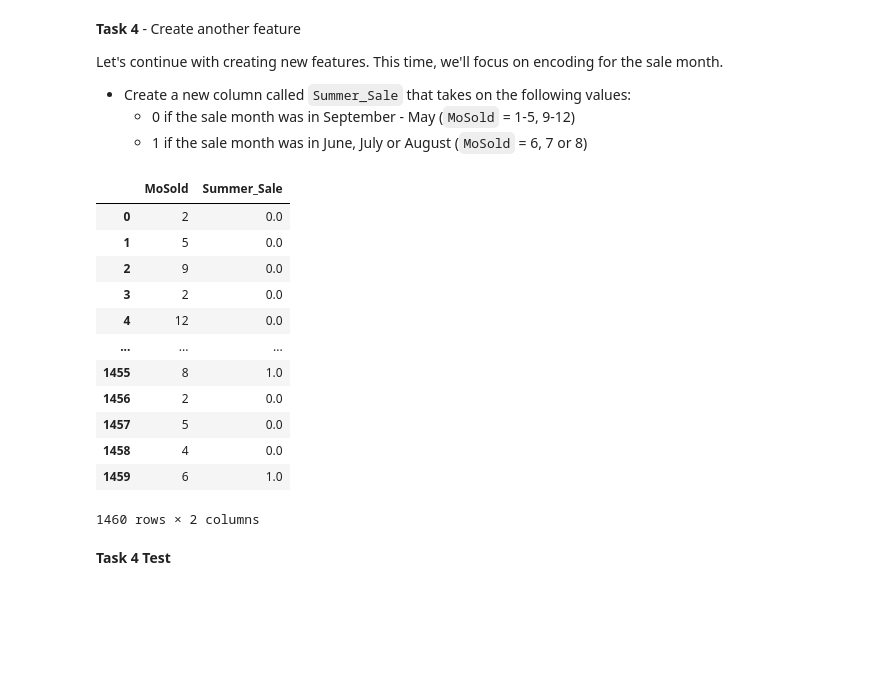
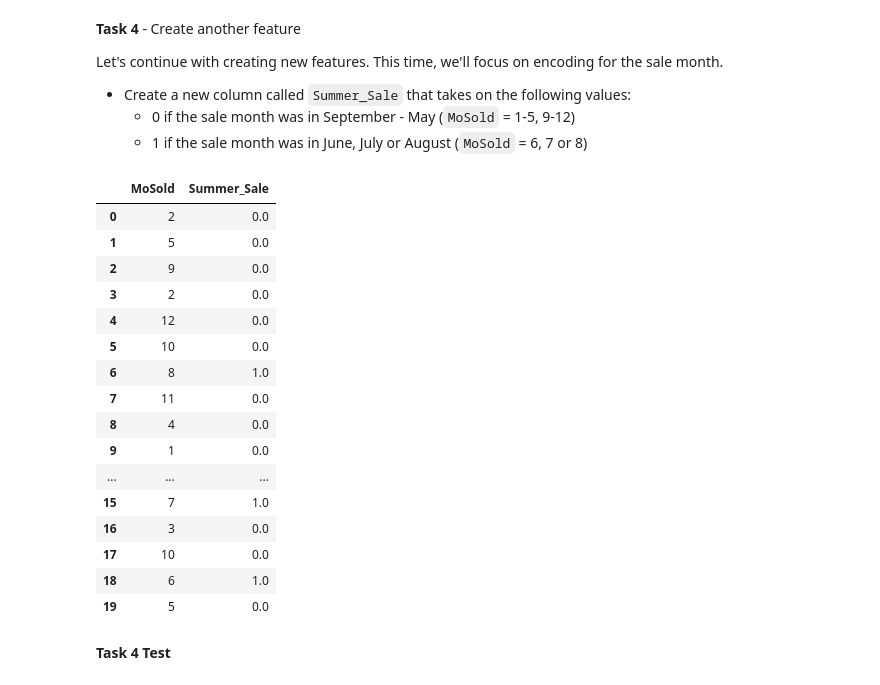
Before and after one commit to smvicky/assignment_1.3, a Jupyter notebook: PT_DS_112_Make_Features_Assignment_MG.ipynb, the cells around one changed output. Cells and saved outputs as stored; diff of their text form; code cells hidden in the pictures; blank space fills up the shorter version.

```diff
--- a/PT_DS_112_Make_Features_Assignment_MG.ipynb
+++ b/PT_DS_112_Make_Features_Assignment_MG.ipynb
@@ -53,8 +53,8 @@ import pandas as pd
 data_url = 'https://raw.githubusercontent.com/pixeltests/datasets/main/aimes_housing.csv'
 
 # YOUR CODE HERE
-
-
+house = pd.read_csv(data_url)
+house
 # View your DataFrame
 # %% [output]
 |  | Id | MSSubClass | MSZoning | LotFrontage | LotArea | Street | Alley | LotShape | LandContour | ... |
@@ -85,7 +91,9 @@ Now that we have the data loaded, we're going to create a new feature. We can us
 # Task 2
 
 # YOUR CODE HERE
-
+# FullBath       1460 non-null   int64
+#  50  HalfBath
+house['Total_Bathrooms'] = house['FullBath']+house['HalfBath']+house['BsmtFullBath']+house['BsmtHalfBath']
 # raise NotImplementedError()
 # %% [markdown]
 **Task 2 Test**
@@ -118,7 +126,9 @@ Next we're going to create another new column by "encoding" an exisitng column.
 
 # YOUR CODE HERE
 
-
+house.loc[house['LotArea'] <10000, "Large_Lot"] = 0
+house.loc[house['LotArea'] >=10000, "Large_Lot"] = 1
+house[['LotArea','Large_Lot']].head(20)
 # raise NotImplementedError()
 
 # View the new column
@@ -148,29 +151,34 @@ Let's continue with creating new features. This time, we'll focus on encoding fo
 # %%
 # Task 4
 
 # YOUR CODE HERE
-
-
+# house['MoSold'].head(20)
+house.loc[(house['MoSold']<6)|(house['MoSold']>8), "Summer_Sale"] = 0
+house.loc[(house['MoSold']>5)&(house['MoSold']<9), "Summer_Sale"] = 1
 
 
 #raise NotImplementedError()
 
 # View the new column
-house[['MoSold', 'Summer_Sale']]
+house[['MoSold', 'Summer_Sale']].head(20)
 # %% [output]
 |  | MoSold | Summer_Sale |
 | 0 | 2 | 0.0 |
 | 1 | 5 | 0.0 |
 | 2 | 9 | 0.0 |
 | 3 | 2 | 0.0 |
 | 4 | 12 | 0.0 |
+| 5 | 10 | 0.0 |
+| 6 | 8 | 1.0 |
+| 7 | 11 | 0.0 |
+| 8 | 4 | 0.0 |
+| 9 | 1 | 0.0 |
 | ... | ... | ... |
-| 1455 | 8 | 1.0 |
-| 1456 | 2 | 0.0 |
-| 1457 | 5 | 0.0 |
-| 1458 | 4 | 0.0 |
-| 1459 | 6 | 1.0 |
+| 15 | 7 | 1.0 |
+| 16 | 3 | 0.0 |
+| 17 | 10 | 0.0 |
+| 18 | 6 | 1.0 |
+| 19 | 5 | 0.0 |
-1460 rows × 2 columns
 # %% [markdown]
 **Task 4 Test**
 # %%
```
Also changed, not shown: parts of 3 cells of this notebook.
